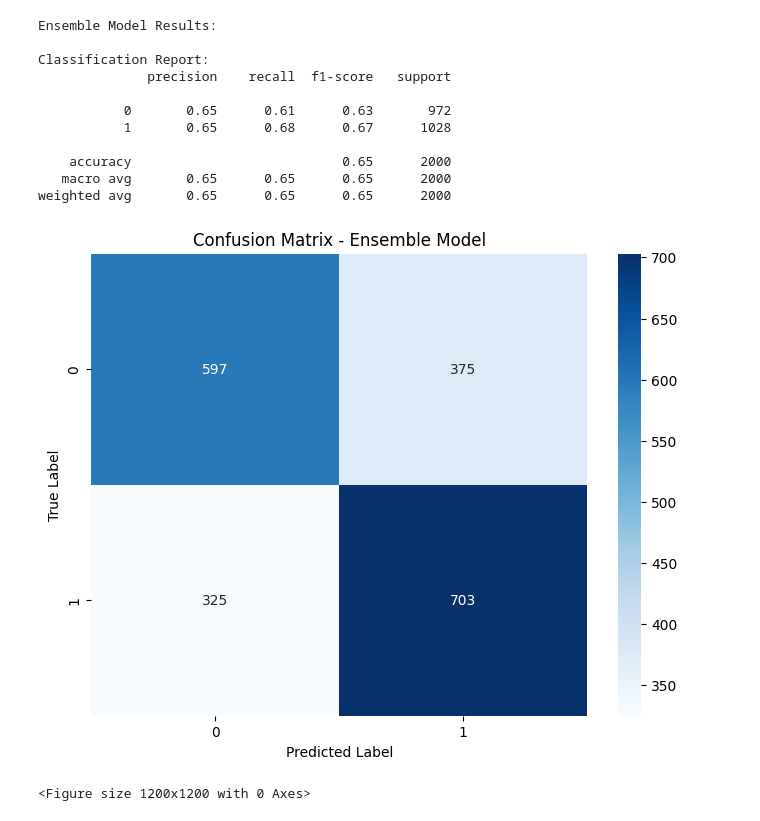
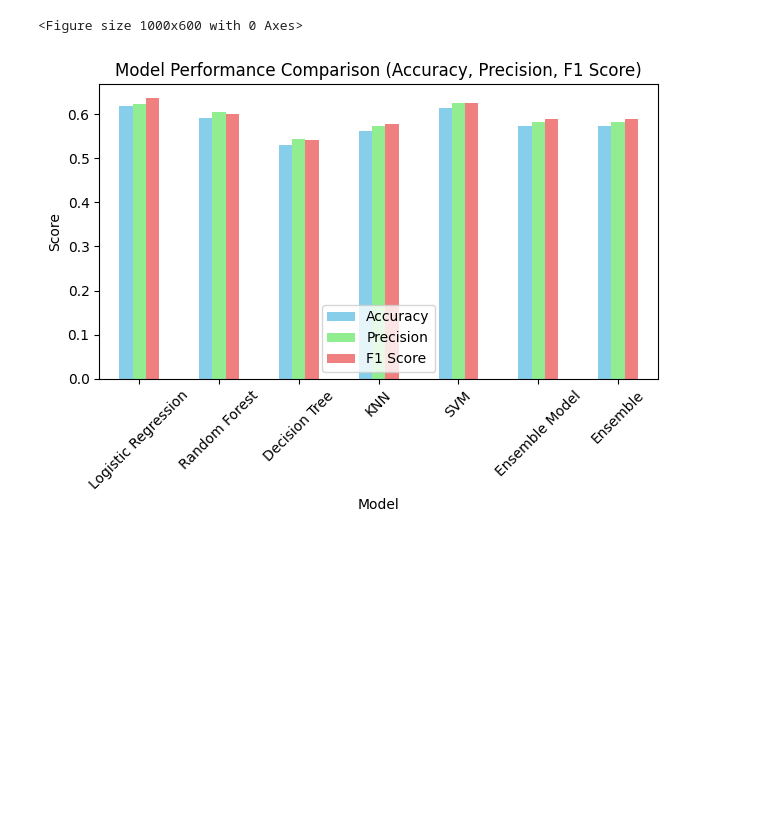
Before and after one commit to lalitjangir2002/Student-Mental-Health-Prediction-using-Wearable-Devices, a Jupyter notebook: ML_Prediction.ipynb, the cells around one changed output. Cells and saved outputs as stored; diff of their text form; code cells hidden in the pictures; blank space fills up the shorter version.

```diff
--- a/ML_Prediction.ipynb
+++ b/ML_Prediction.ipynb
@@ -62,4 +65,6 @@ Mental_Health_Condition    0
 dtype: int64
+# %%
+df = df.dropna(subset=['Mental_Health_Condition'])
 # %%
 import matplotlib.pyplot as plt
 
@@ -158,11 +169,21 @@ import seaborn as sns
 import matplotlib.pyplot as plt
 # %%
 features = ['Heart_Rate_BPM', 'Sleep_Duration_Hours', 'Physical_Activity_Steps',
-           'heart_rate_variability', 'sleep_efficiency', 'activity_consistency',
-           'activity_intensity', 'stress_indicator']
+            'Oxygen_Saturation','Body_Temperature_Celsius']
 
 X = df_normalized[features]
 y = df['Mental_Health_Condition']
 
-# Split the dataset into training and testing sets
-X_train, X_test, y_train, y_test = train_test_split(X, y, test_size=0.2, random_state=42)
+from sklearn.model_selection import train_test_split
+
+X_train, X_test, y_train, y_test = train_test_split(
+    X, y,
+    test_size=0.2,
+    random_state=42,
+    stratify=y
+)
+
+print("Training features shape:", X_train.shape)
+print("Testing features shape:", X_test.shape)
+print("Training labels distribution:\n", y_train.value_counts(normalize=True))
+print("Testing labels distribution:\n", y_test.value_counts(normalize=True))
@@ -259,53 +410,22 @@ weighted avg       0.67      0.67      0.67      2000
 # %%
+# Create the performance comparison dataframe
+
 import pandas as pd
-
-# Create ensemble model
-estimators = [(name, model) for name, model in models.items()]
-ensemble = VotingClassifier(estimators=estimators, voting='soft')
-ensemble.fit(X_train, y_train)
-
-# Make predictions with ensemble
-y_pred_ensemble = ensemble.predict(X_test)
-
-# Calculate and display ensemble results
-print("\nEnsemble Model Results:")
-print("\nClassification Report:")
-print(classification_report(y_test, y_pred_ensemble))
-
-plt.figure(figsize=(8, 6))
-sns.heatmap(confusion_matrix(y_test, y_pred_ensemble), annot=True, fmt='d', cmap='Blues')
-plt.title('Confusion Matrix - Ensemble Model')
-plt.ylabel('True Label')
-plt.xlabel('Predicted Label')
-plt.show()
-
-# Compare model performances
 performance_df = pd.DataFrame({
     'Model': list(results.keys()) + ['Ensemble'],
-    'Accuracy': [results[model]['accuracy'] for model in results.keys()] + [accuracy_score(y_test, y_pred_ensemble)],
-    'Precision': [results[model]['precision'] for model in results.keys()] + [precision_score(y_test, y_pred_ensemble)],
-    'F1 Score': [results[model]['f1'] for model in results.keys()] + [f1_score(y_test, y_pred_ensemble)]
+    'Accuracy': [results[model]['accuracy'] for model in results.keys()] + [accuracy],
+    'Precision': [results[model]['precision'] for model in results.keys()] + [precision],
+    'F1 Score': [results[model]['f1'] for model in results.keys()] + [f1]
 })
 
-# Plot performance comparison
-plt.figure(figsize=(12, 6))
-performance_df.set_index('Model').plot(kind='bar')
-plt.title('Model Performance Comparison')
+# plotting performance of all models
+plt.figure(figsize=(10, 6))
+performance_df.set_index('Model').plot(kind='bar', color=['skyblue', 'lightgreen', 'lightcoral'])
+plt.title('Model Performance Comparison (Accuracy, Precision, F1 Score)')
 plt.ylabel('Score')
 plt.xticks(rotation=45)
 plt.tight_layout()
 plt.show()
 # %% [output]
-Ensemble Model Results:
-
-Classification Report:
-              precision    recall  f1-score   support
-
-           0       0.65      0.61      0.63       972
-           1       0.65      0.68      0.67      1028
-
-    accuracy                           0.65      2000
-   macro avg       0.65      0.65      0.65      2000
-weighted avg       0.65      0.65      0.65      2000
+<Figure size 1000x600 with 0 Axes>
-[figure, old version]
+[figure, new version]
-<Figure size 1200x1200 with 0 Axes>
```
Also changed, not shown: parts of 15 cells of this notebook, 6 other files.
